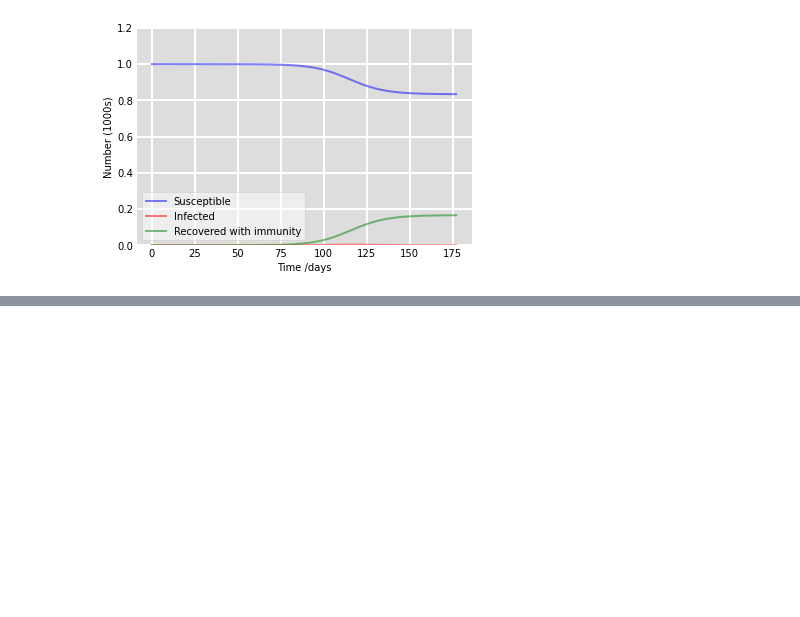
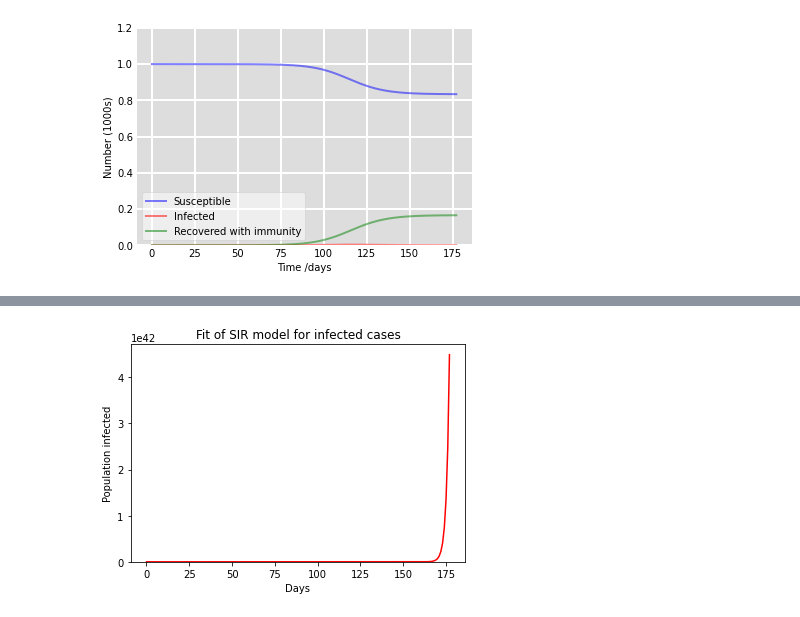
Before and after one commit to ledat2110/covid19, a Jupyter notebook: SIR-model.ipynb, the cells around one changed output, grey strips where cells are left out. Drawn from its saved outputs; the diff is of its cells as text; code cells hidden in the pictures; blank space fills up the shorter version.

```diff
--- a/SIR-model.ipynb
+++ b/SIR-model.ipynb
@@ -113,0 +205,8 @@ plt.show()
+# %%
+lr = 0.01
+epochs = 100
+momentum = 0
+v_beta = 0
+v_gamma = 0
+# %%
+model.fit(ydata, n_days-1, lr=lr, epochs=epochs, momentum=momentum)
@@ -113,0 +232,9 @@ plt.show()
+# %%
+plt.bar(t, ydata)
+plt.plot(t, I, 'r')
+plt.title("Fit of SIR model for infected cases")
+plt.ylabel("Population infected")
+plt.xlabel("Days")
+plt.show()
+# %% [output]
+[figure, added]
```
Also changed, not shown: parts of 16 cells of this notebook, 4 other files.
